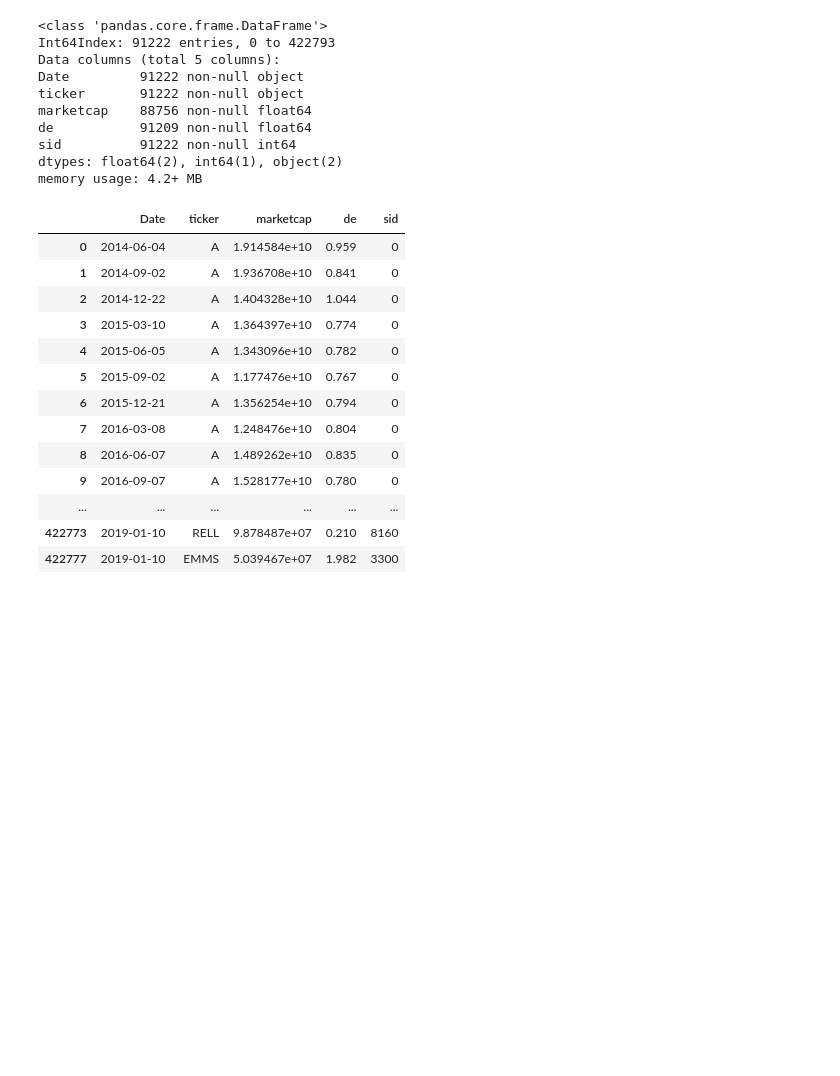
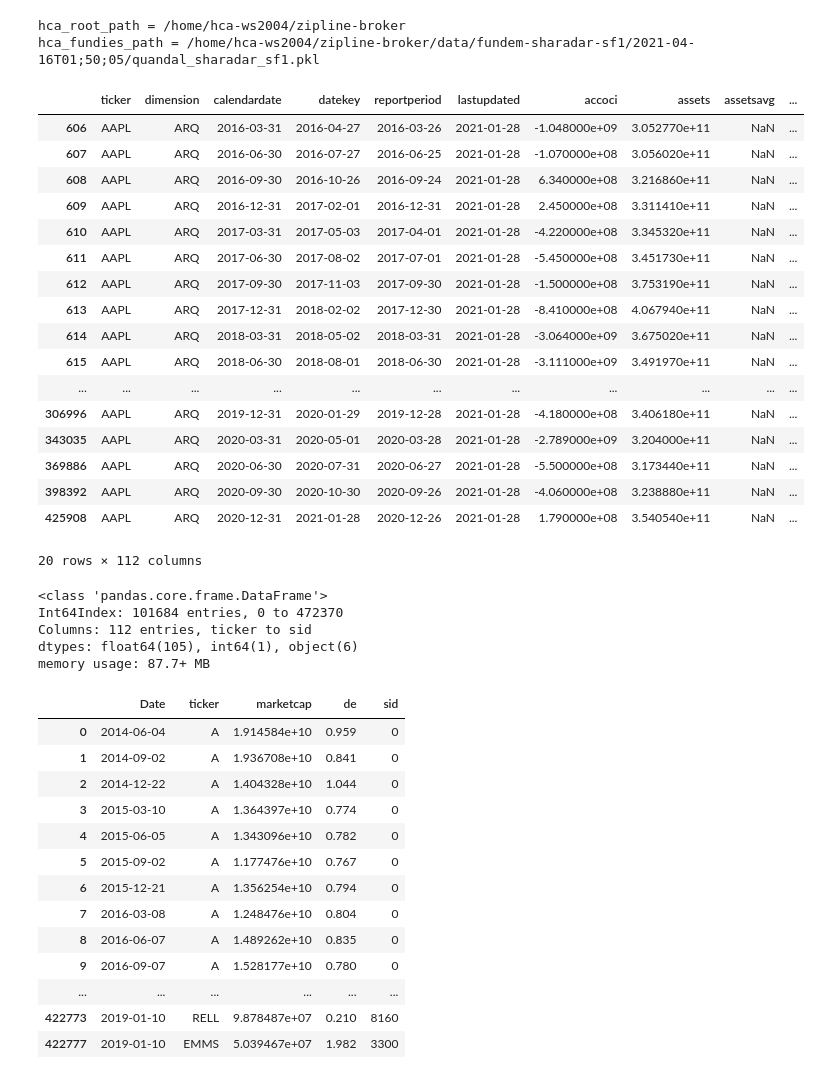
Before and after one commit to vishalbelsare/alphatools, a Jupyter notebook: notebooks/hca_fundamentals_create.ipynb, the cells around one changed output. Cells and saved outputs as stored; diff of their text form; code cells hidden in the pictures; blank space fills up the shorter version.

```diff
--- a/notebooks/hca_fundamentals_create.ipynb
+++ b/notebooks/hca_fundamentals_create.ipynb
@@ -37,8 +34,19 @@ You can access NaTType as type(pandas.NaT)
 #    sys.path.insert(0, cur_folder)
 #print ("cur_folder=", cur_folder)
 #print ("enac_fundamentals_pkl=", enac_fundamentals_pkl)
+# %%
+import os
+
+hca_root_path = os.environ['ZIPLINE_ROOT']
+hca_fundies_path = hca_root_path + '/data/fundem-sharadar-sf1/2021-04-16T01;50;05' + '/quandal_sharadar_sf1.pkl'
+print(f"hca_root_path = {hca_root_path}")
+print(f"hca_fundies_path = {hca_fundies_path}")
+# %% [output]
+hca_root_path = /home/hca-ws2004/zipline-broker
+hca_fundies_path = /home/hca-ws2004/zipline-broker/data/fundem-sharadar-sf1/2021-04-16T01;50;05/quandal_sharadar_sf1.pkl
 # %%
-df_orig = pd.read_pickle('/home/ubuntu/hca/alphatools/alphatools/fundamentals/sharadar_with_sid-mcap-de-2020-03-27.pkl')
+df_orig = pd.read_pickle(hca_fundies_path)
+#df_orig = pd.read_pickle('/home/ubuntu/hca/alphatools/alphatools/fundamentals/sharadar_with_sid-mcap-de-2020-03-27.pkl')
 #df = pd.read_pickle('//home/ubuntu/.zipline/data/fundem-sharadar-sf1/2020-05-06T01;32;33/quandal_sharadar_sf1.pkl')
 # %%
 #print(df.columns)
@@ -47,21 +55,35 @@ df_orig = pd.read_pickle('/home/ubuntu/hca/alphatools/alphatools/fundamentals/sh
 ###df['sid'] = df.sid.fillna(-1).astype(int)
 # %%
 #df.isnull().sum(axis = 0)
-###df[df['ticker']=='AAPL']
+df_orig[df_orig['ticker']=='AAPL']
+# %% [output]
+|  | ticker | dimension | calendardate | datekey | reportperiod | lastupdated | accoci | assets | assetsavg | ... |
+| 606 | AAPL | ARQ | 2016-03-31 | 2016-04-27 | 2016-03-26 | 2021-01-28 | -1.048000e+09 | 3.052770e+11 | NaN | ... |
+| 607 | AAPL | ARQ | 2016-06-30 | 2016-07-27 | 2016-06-25 | 2021-01-28 | -1.070000e+08 | 3.056020e+11 | NaN | ... |
+| 608 | AAPL | ARQ | 2016-09-30 | 2016-10-26 | 2016-09-24 | 2021-01-28 | 6.340000e+08 | 3.216860e+11 | NaN | ... |
+| 609 | AAPL | ARQ | 2016-12-31 | 2017-02-01 | 2016-12-31 | 2021-01-28 | 2.450000e+08 | 3.311410e+11 | NaN | ... |
+| 610 | AAPL | ARQ | 2017-03-31 | 2017-05-03 | 2017-04-01 | 2021-01-28 | -4.220000e+08 | 3.345320e+11 | NaN | ... |
+| 611 | AAPL | ARQ | 2017-06-30 | 2017-08-02 | 2017-07-01 | 2021-01-28 | -5.450000e+08 | 3.451730e+11 | NaN | ... |
+| 612 | AAPL | ARQ | 2017-09-30 | 2017-11-03 | 2017-09-30 | 2021-01-28 | -1.500000e+08 | 3.753190e+11 | NaN | ... |
+| 613 | AAPL | ARQ | 2017-12-31 | 2018-02-02 | 2017-12-30 | 2021-01-28 | -8.410000e+08 | 4.067940e+11 | NaN | ... |
+| 614 | AAPL | ARQ | 2018-03-31 | 2018-05-02 | 2018-03-31 | 2021-01-28 | -3.064000e+09 | 3.675020e+11 | NaN | ... |
+| 615 | AAPL | ARQ | 2018-06-30 | 2018-08-01 | 2018-06-30 | 2021-01-28 | -3.111000e+09 | 3.491970e+11 | NaN | ... |
+| ... | ... | ... | ... | ... | ... | ... | ... | ... | ... | ... |
+| 306996 | AAPL | ARQ | 2019-12-31 | 2020-01-29 | 2019-12-28 | 2021-01-28 | -4.180000e+08 | 3.406180e+11 | NaN | ... |
+| 343035 | AAPL | ARQ | 2020-03-31 | 2020-05-01 | 2020-03-28 | 2021-01-28 | -2.789000e+09 | 3.204000e+11 | NaN | ... |
+| 369886 | AAPL | ARQ | 2020-06-30 | 2020-07-31 | 2020-06-27 | 2021-01-28 | -5.500000e+08 | 3.173440e+11 | NaN | ... |
+| 398392 | AAPL | ARQ | 2020-09-30 | 2020-10-30 | 2020-09-26 | 2021-01-28 | -4.060000e+08 | 3.238880e+11 | NaN | ... |
+| 425908 | AAPL | ARQ | 2020-12-31 | 2021-01-28 | 2020-12-26 | 2021-01-28 | 1.790000e+08 | 3.540540e+11 | NaN | ... |
+20 rows × 112 columns
 # %%
 #df.head()
 df_orig.info()
 # %% [output]
 <class 'pandas.core.frame.DataFrame'>
-Int64Index: 91222 entries, 0 to 422793
-Data columns (total 5 columns):
-Date         91222 non-null object
-ticker       91222 non-null object
-marketcap    88756 non-null float64
-de           91209 non-null float64
-sid          91222 non-null int64
-dtypes: float64(2), int64(1), object(2)
-memory usage: 4.2+ MB
+Int64Index: 101684 entries, 0 to 472370
+Columns: 112 entries, ticker to sid
+dtypes: float64(105), int64(1), object(6)
+memory usage: 87.7+ MB
 # %%
 df_orig
 # %% [output]
```
Also changed, not shown: parts of 1 cell of this notebook, 1 other file.
